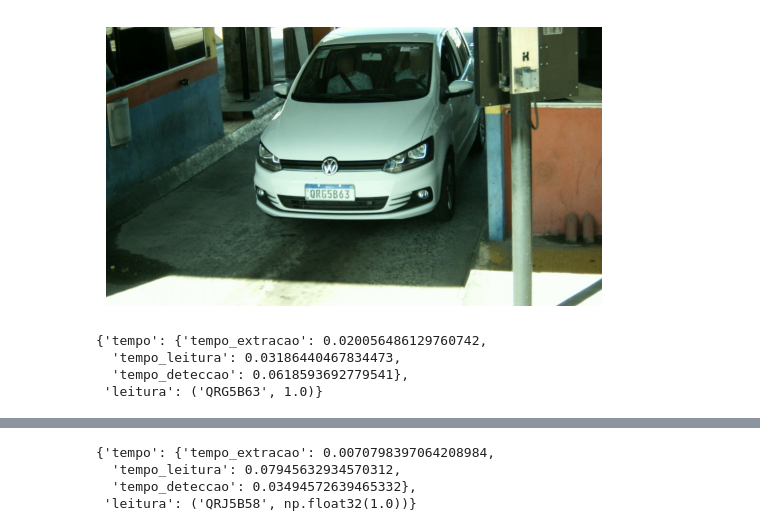
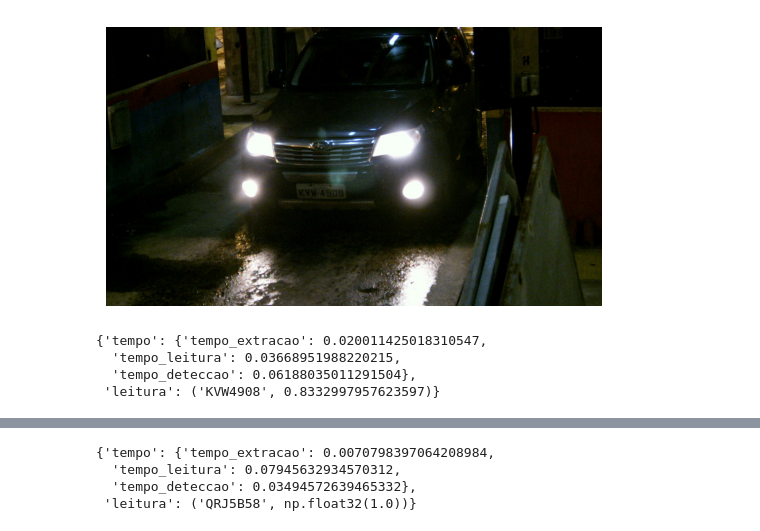
Before and after one commit to aruasouza/deteccao-placas-de-carro, a Jupyter notebook: pipeline.ipynb, the cells around one changed output, grey strips where cells are left out. Drawn from its saved outputs; the diff is of its cells as text; code cells hidden in the pictures.

```diff
--- a/pipeline.ipynb
+++ b/pipeline.ipynb
@@ -12,11 +19,11 @@ import utils.plots as plots
 # %%
-imgpath = 'datasets/dataset1/bruto/cars-me/img_010183.jpg'
+imgpath = 'datasets/dataset1/bruto/cars-br/img_000080.jpg'
 img = cv2.imread(imgpath)
 plots.show_image(img,True)
 main.full_pipeline(img)
 # %% [output]
-[figure, old version]
+[figure, new version]
-{'tempo': {'tempo_extracao': 0.020056486129760742,
-  'tempo_leitura': 0.03186440467834473,
-  'tempo_deteccao': 0.0618593692779541},
- 'leitura': ('QRG5B63', 1.0)}
+{'tempo': {'tempo_extracao': 0.020011425018310547,
+  'tempo_leitura': 0.03668951988220215,
+  'tempo_deteccao': 0.06188035011291504},
+ 'leitura': ('KVW4908', 0.8332997957623597)}
```
Also changed, not shown: parts of 14 cells of this notebook, 34 other files.
